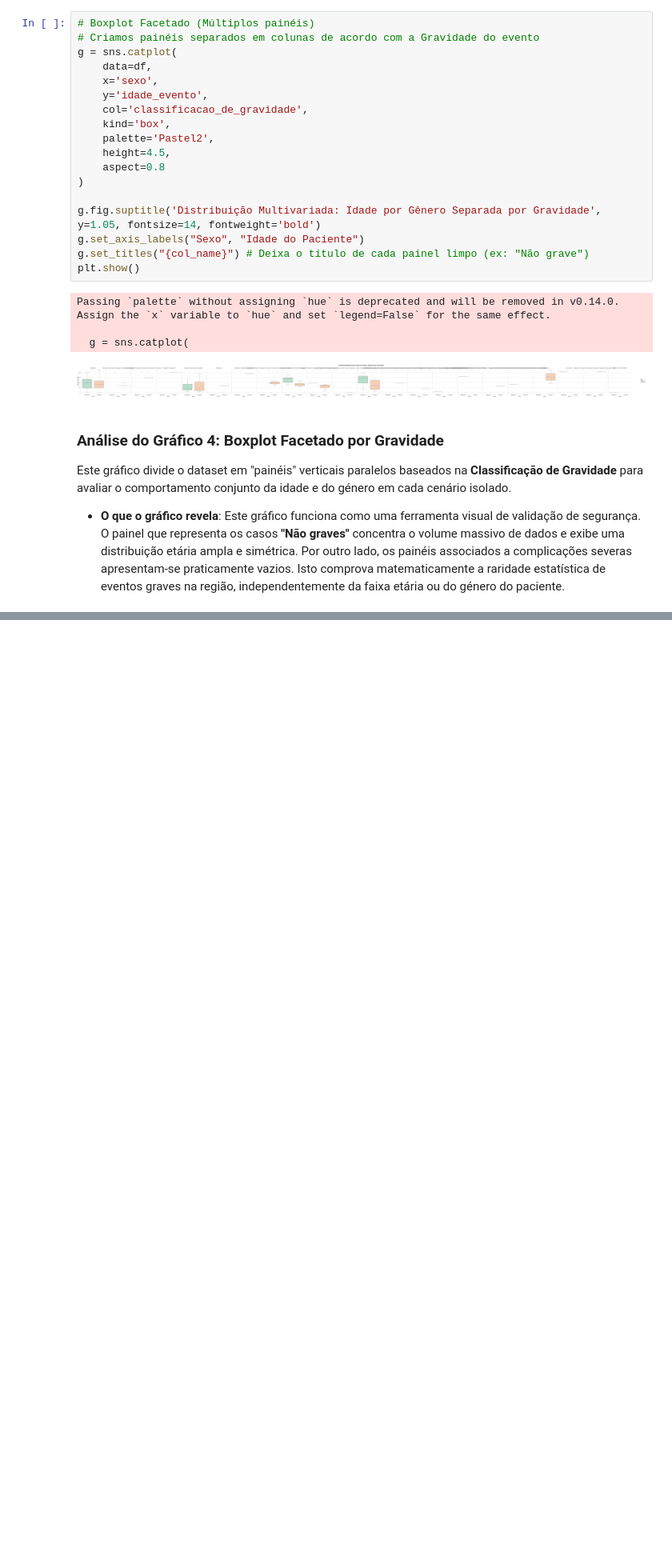
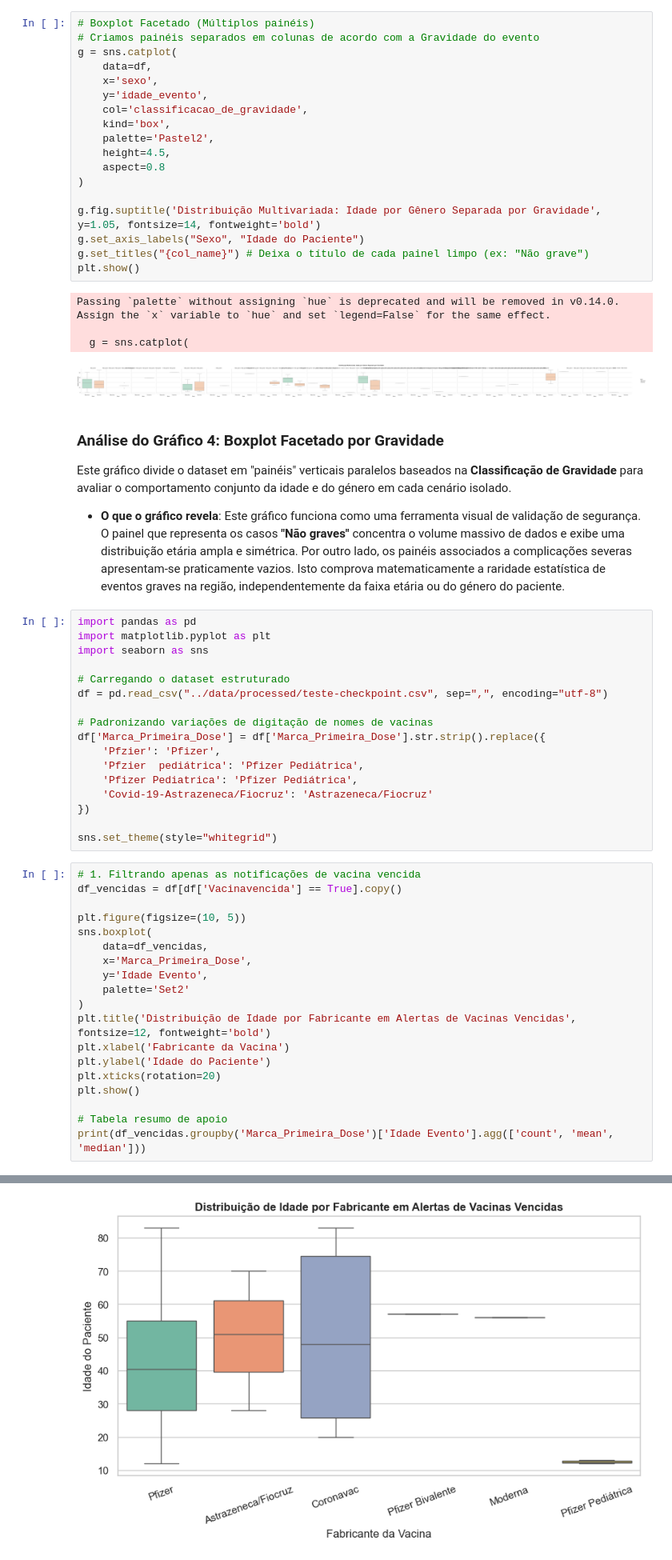
Before and after one commit to m4sm/analise-multivariada-de-dados, a Jupyter notebook: projeto1/notebook.ipynb, the cells around one changed output, grey strips where cells are left out. Shown at 80% size. Cells and saved outputs as stored; diff of their text form; blank space fills up the shorter version.

Commit message:
Adicionando o dataset processado 'checkpoint' e criando o arquivo analisefinal

```diff
--- a/projeto1/notebook.ipynb
+++ b/projeto1/notebook.ipynb
@@ -538,3 +538,40 @@ Este gráfico divide o dataset em "painéis" verticais paralelos baseados na **C
 
 * **O que o gráfico revela**:
   Este gráfico funciona como uma ferramenta visual de validação de segurança. O painel que representa os casos **"Não graves"** concentra o volume massivo de dados e exibe uma distribuição etária ampla e simétrica. Por outro lado, os painéis associados a complicações severas apresentam-se praticamente vazios. Isto comprova matematicamente a raridade estatística de eventos graves na região, independentemente da faixa etária ou do género do paciente.
+# %%
+import pandas as pd
+import matplotlib.pyplot as plt
+import seaborn as sns
+
+# Carregando o dataset estruturado
+df = pd.read_csv("../data/processed/teste-checkpoint.csv", sep=",", encoding="utf-8")
+
+# Padronizando variações de digitação de nomes de vacinas
+df['Marca_Primeira_Dose'] = df['Marca_Primeira_Dose'].str.strip().replace({
+    'Pfzier': 'Pfizer',
+    'Pfzier  pediátrica': 'Pfizer Pediátrica',
+    'Pfizer Pediatrica': 'Pfizer Pediátrica',
+    'Covid-19-Astrazeneca/Fiocruz': 'Astrazeneca/Fiocruz'
+})
+
+sns.set_theme(style="whitegrid")
+# %%
+# 1. Filtrando apenas as notificações de vacina vencida
+df_vencidas = df[df['Vacinavencida'] == True].copy()
+
+plt.figure(figsize=(10, 5))
+sns.boxplot(
+    data=df_vencidas,
+    x='Marca_Primeira_Dose',
+    y='Idade Evento',
+    palette='Set2'
+)
+plt.title('Distribuição de Idade por Fabricante em Alertas de Vacinas Vencidas', fontsize=12, fontweight='bold')
+plt.xlabel('Fabricante da Vacina')
+plt.ylabel('Idade do Paciente')
+plt.xticks(rotation=20)
+plt.show()
+
+# Tabela resumo de apoio
+print(df_vencidas.groupby('Marca_Primeira_Dose')['Idade Evento'].agg(['count', 'mean', 'median']))
+# %% [output]
@@ -540,0 +581 @@ Este gráfico divide o dataset em "painéis" verticais paralelos baseados na **C
+[figure, added]
```
Also changed, not shown: parts of 6 cells of this notebook, 2 other files.
